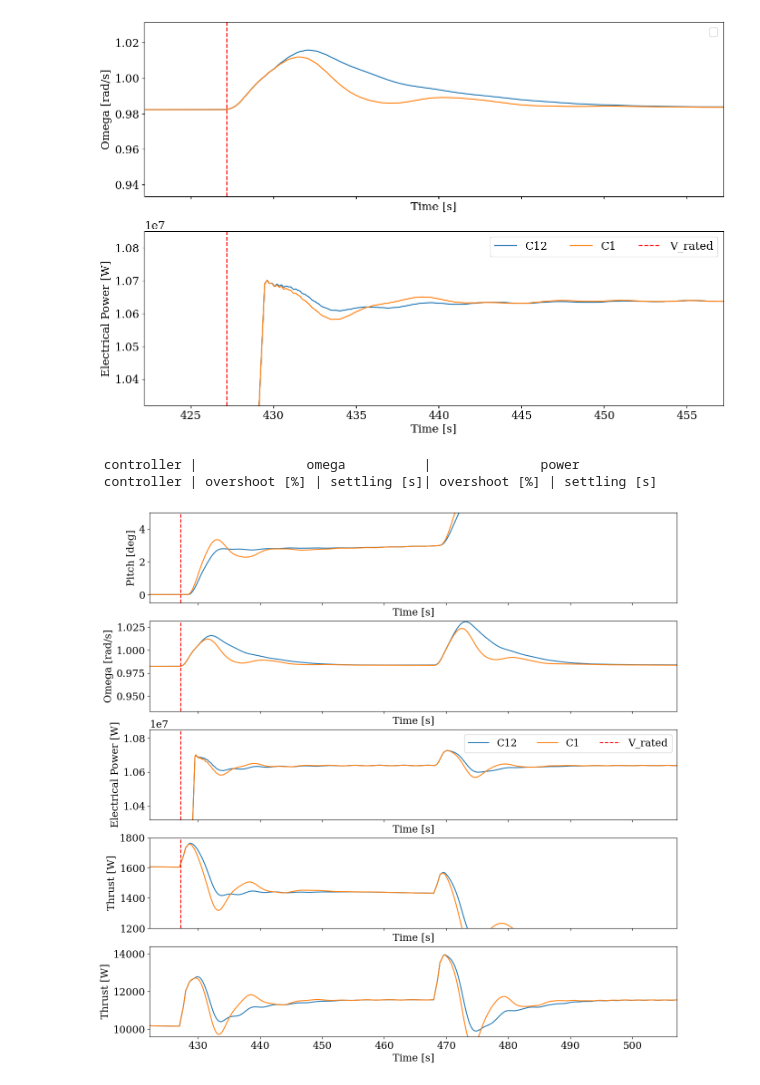
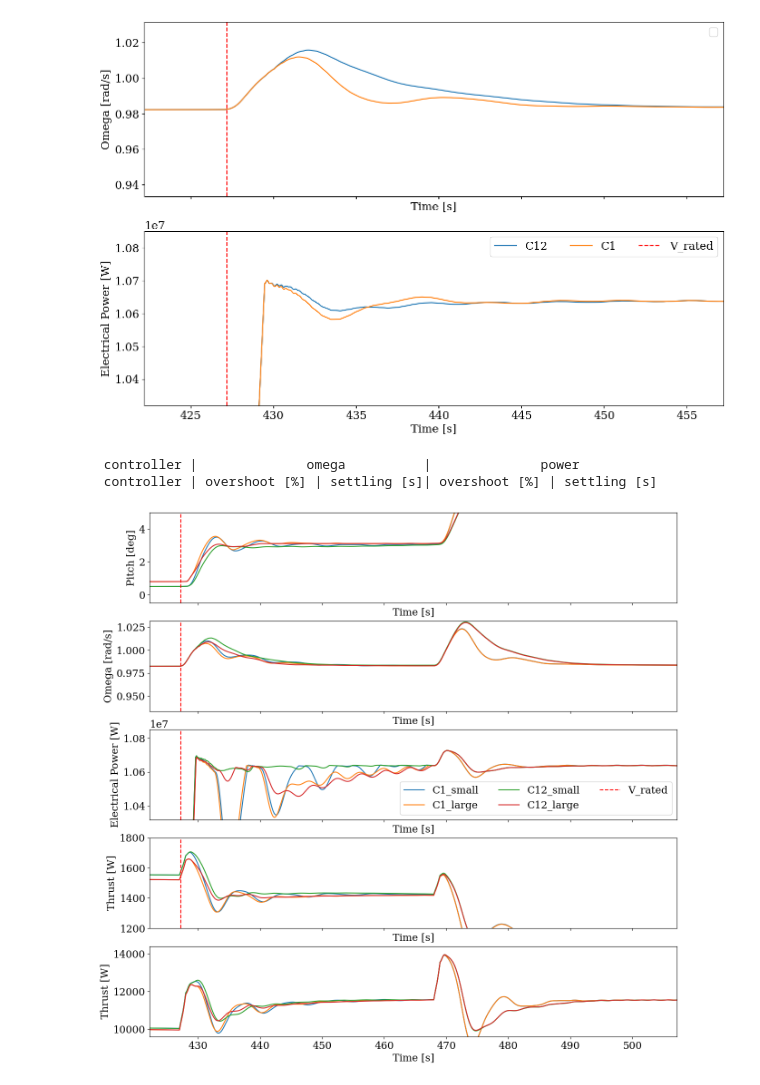
Before and after one commit to nicolaquaia/LAC_final, a Jupyter notebook: assignment_05/03_control.ipynb, the cells around one changed output. Drawn from its saved outputs; the diff is of its cells as text; code cells hidden in the pictures.

```diff
--- a/assignment_05/03_control.ipynb
+++ b/assignment_05/03_control.ipynb
@@ -668,7 +668,7 @@ plt.show()
 # %%
 # add other stuff
 
-controller_list = ['C12', 'C1']
+controller_list = ['C1_small', 'C1_large', 'C12_small', 'C12_large']
 
 
 xmin = time_Vrated - 5
@@ -769,31 +769,31 @@ ax_omega.set(ylim=[OMEGA_MAX*np.pi/30*0.95, OMEGA_MAX*np.pi/30*1.05])
 ax_omega.set(xlim=[xmin, xmax])
 #ax_omega.legend(ncol=3)
 
 # power plot
 ax_power.set_xlabel('Time [s]')
 ax_power.set_ylabel('Electrical Power [W]')
 ax_power.set(ylim=[POWER_MAX*0.97, POWER_MAX*1.02])
 ax_power.set(xlim=[xmin, xmax])
 ax_power.legend(ncol=3)
 
 # thrust plot
 ax_thrust.set_xlabel('Time [s]')
 ax_thrust.set_ylabel('Thrust [W]')
 ax_thrust.set(ylim=[1500*0.8, 1500*1.2])
 ax_thrust.set(xlim=[xmin, xmax])
 #ax_thrust.set(xlim=[0, 1001])
 #ax_thrust.legend(ncol=3)
 
 # thrust plot
 ax_torque.set_xlabel('Time [s]')
 ax_torque.set_ylabel('Thrust [W]')
 ax_torque.set(ylim=[12000*0.8, 12000*1.2])
 ax_torque.set(xlim=[xmin, xmax+50])
 #ax_torque.set(xlim=[0, 1001])
 #ax_torque.legend(ncol=3)
 
 plt.show()
 # %% [output]
  controller |              omega          |              power
  controller | overshoot [%] | settling [s]| overshoot [%] | settling [s]
-[figure, old version]
+[figure, new version]
```
Also changed, not shown: 8 other files.
